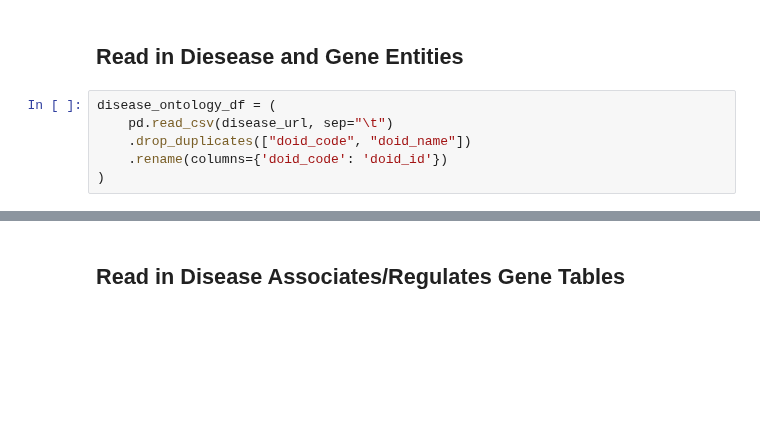
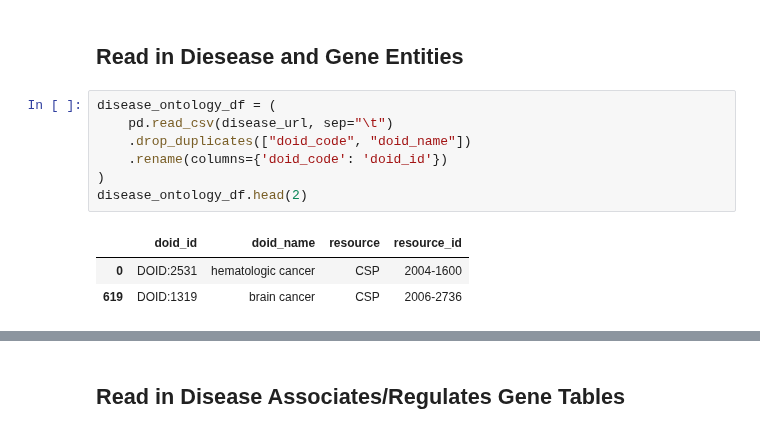
Before and after one commit to greenelab/snorkeling, a Jupyter notebook: disease_gene/disease_associates_gene/datafile/disease_gene_datafile_generator.ipynb, the cells around one changed output, grey strips where cells are left out. Drawn from its saved outputs; the diff is of its cells as text; blank space fills up the shorter version.

```diff
--- a/disease_gene/disease_associates_gene/datafile/disease_gene_datafile_generator.ipynb
+++ b/disease_gene/disease_associates_gene/datafile/disease_gene_datafile_generator.ipynb
@@ -32,8 +32,13 @@ drg_url = "https://raw.githubusercontent.com/dhimmel/stargeo/08b126cc1f93660d178
 # %%
 disease_ontology_df = (
     pd.read_csv(disease_url, sep="\t")
     .drop_duplicates(["doid_code", "doid_name"])
     .rename(columns={'doid_code': 'doid_id'})
 )
+disease_ontology_df.head(2)
+# %% [output]
+|  | doid_id | doid_name | resource | resource_id |
+| 0 | DOID:2531 | hematologic cancer | CSP | 2004-1600 |
+| 619 | DOID:1319 | brain cancer | CSP | 2006-2736 |
 # %%
 entrez_gene_df = (
```
Also changed, not shown: parts of 23 cells of this notebook, 14 other files.
